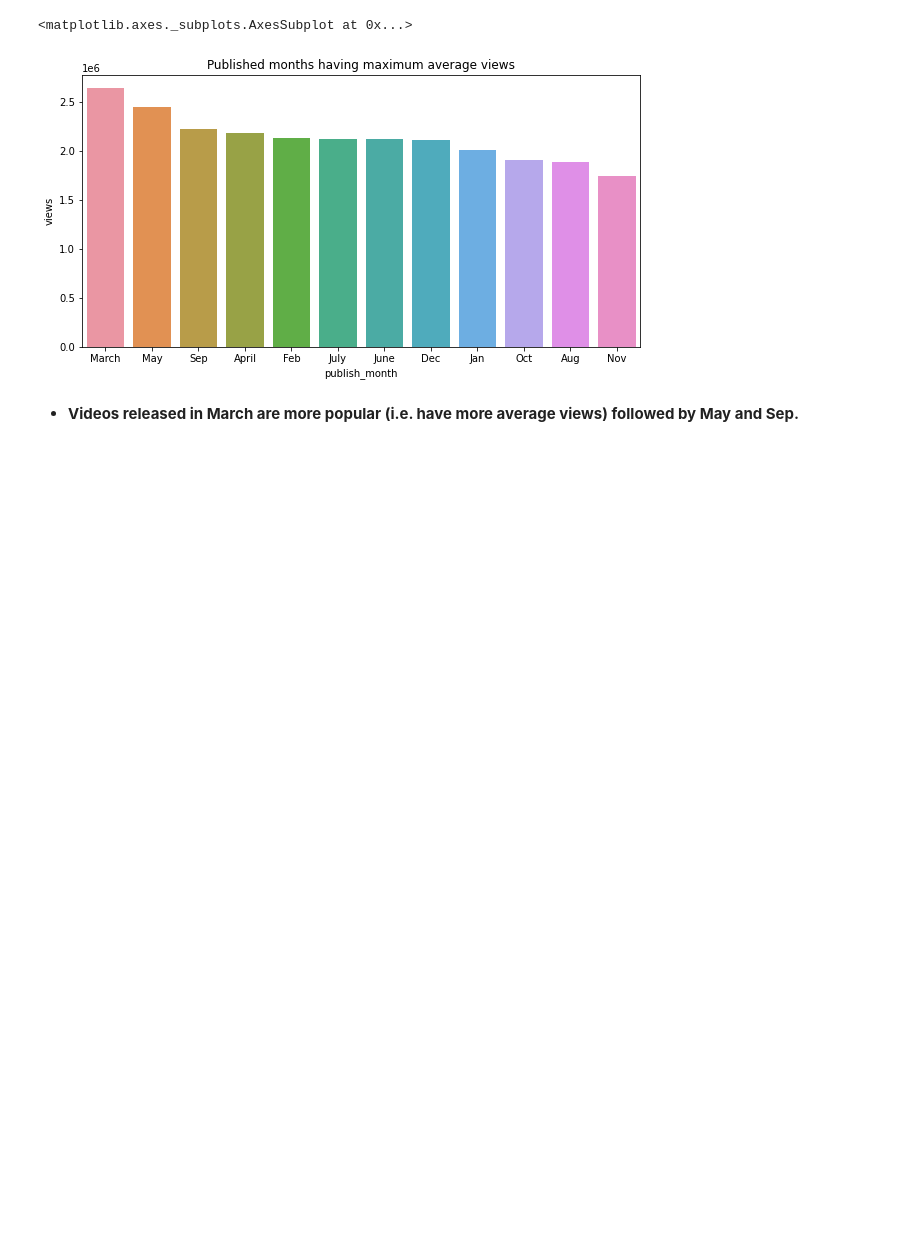
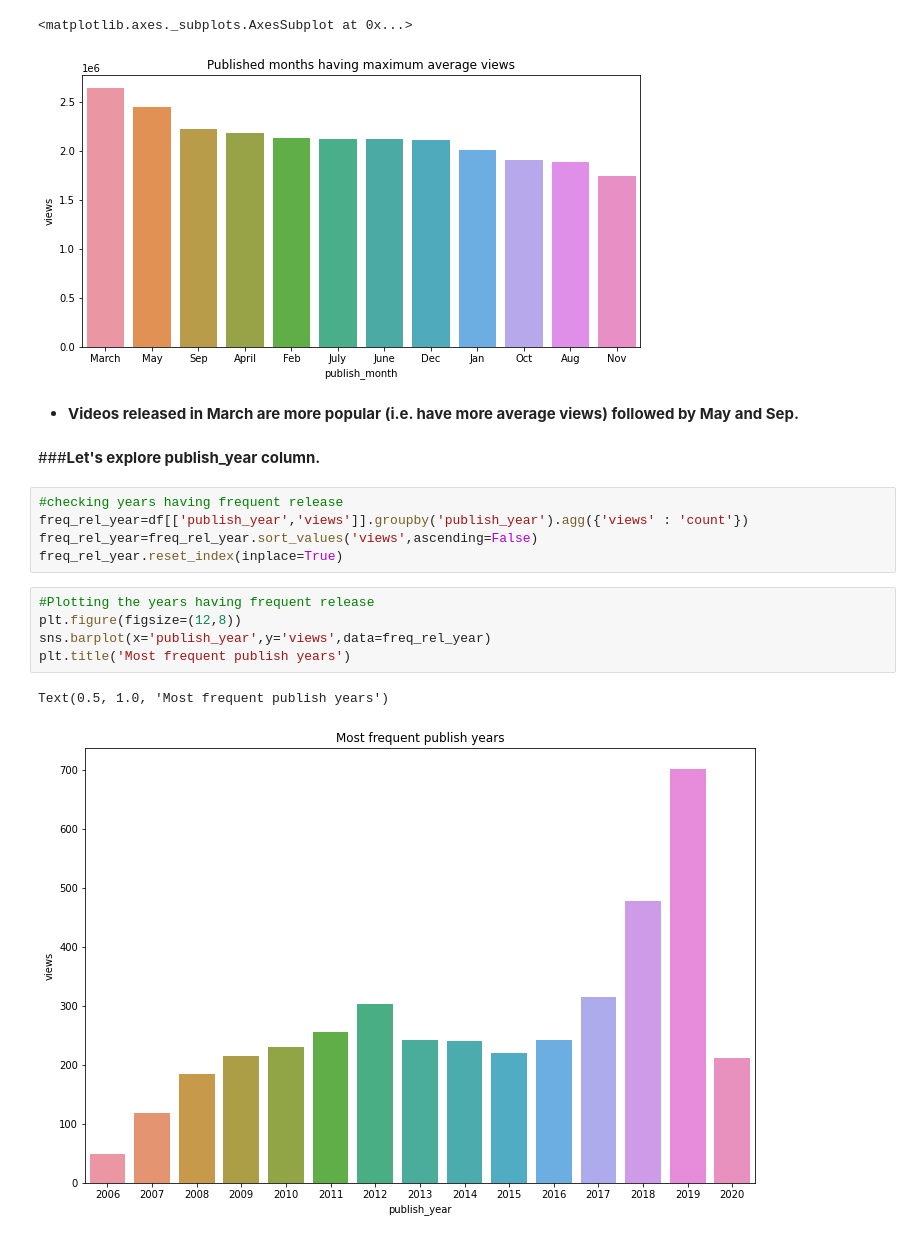
Before and after one commit to PuroshotamSingh/Ted-talk-views-prediction, a Jupyter notebook: Ted_Talk_Views_Prediction_Puroshotam_Singh_Capstone_Project_2.ipynb, the cells around one changed output. Cells and saved outputs as stored; diff of their text form; blank space fills up the shorter version.

```diff
--- a/Ted_Talk_Views_Prediction_Puroshotam_Singh_Capstone_Project_2.ipynb
+++ b/Ted_Talk_Views_Prediction_Puroshotam_Singh_Capstone_Project_2.ipynb
@@ -414,3 +413,18 @@ sns.barplot(x='publish_month',y='views',data=pop_rel_month)
 [figure]
 # %% [markdown]
 * **Videos released in March are more popular (i.e. have more average views) followed by May and Sep.**
+# %% [markdown]
+###**Let's explore publish_year column.**
+# %%
+#checking years having frequent release
+freq_rel_year=df[['publish_year','views']].groupby('publish_year').agg({'views' : 'count'})
+freq_rel_year=freq_rel_year.sort_values('views',ascending=False)
+freq_rel_year.reset_index(inplace=True)
+# %%
+#Plotting the years having frequent release
+plt.figure(figsize=(12,8))
+sns.barplot(x='publish_year',y='views',data=freq_rel_year)
+plt.title('Most frequent publish years')
+# %% [output]
+Text(0.5, 1.0, 'Most frequent publish years')
+[figure, added]
```
Also changed, not shown: parts of 13 cells of this notebook.
